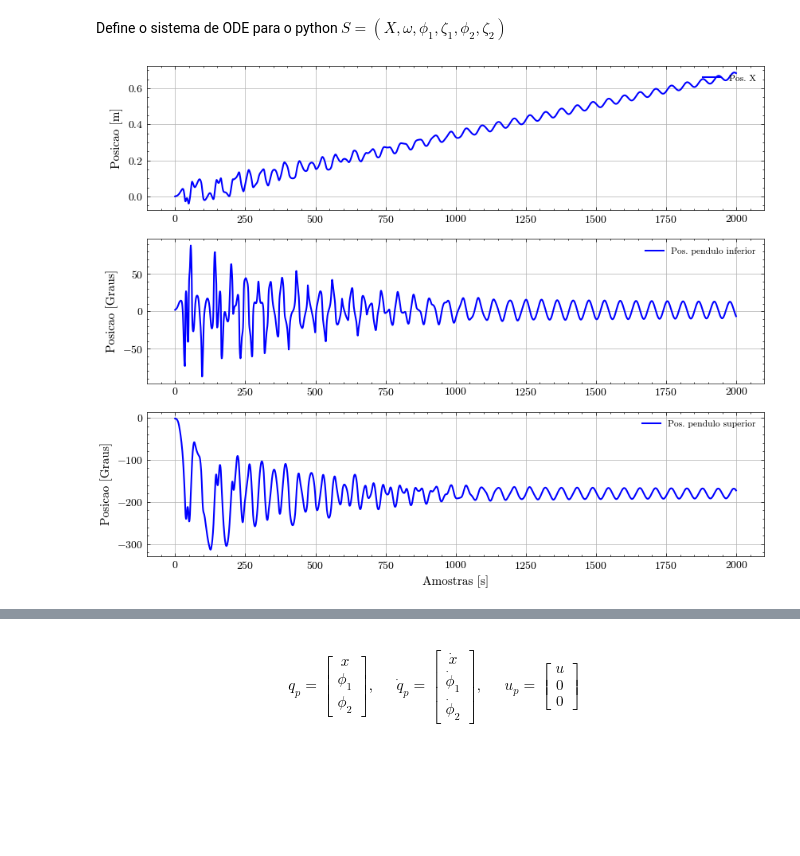
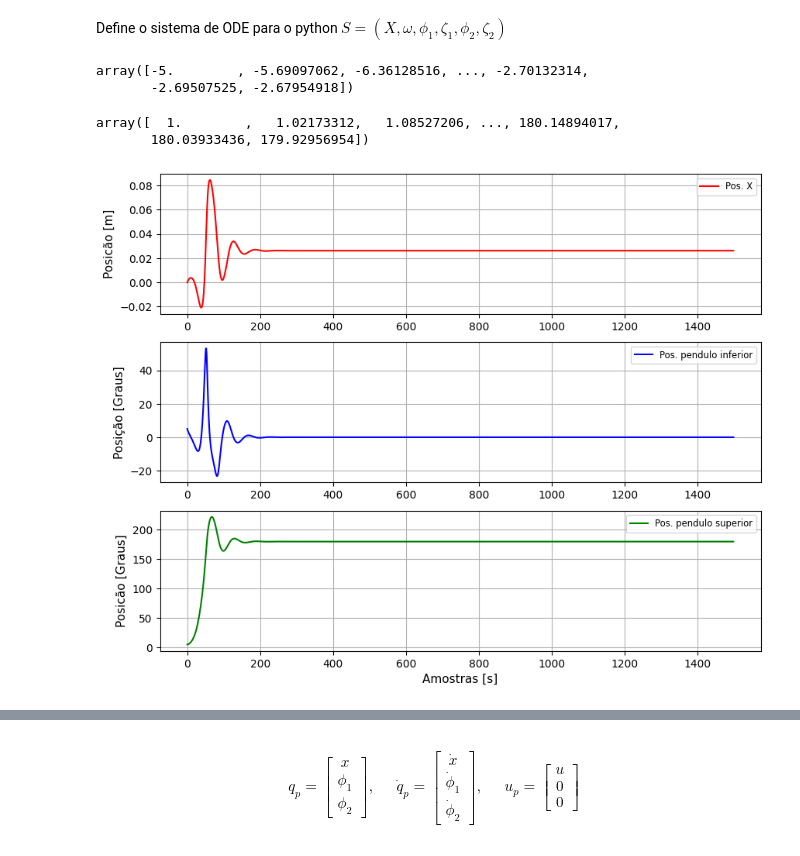
Before and after one commit to thebrendonbarbosa/Projeto_TCC_DPI_Thalyson, a Jupyter notebook: scripts/modelagem_sistema_duplo_pêndulo.ipynb, the cells around one changed output, grey strips where cells are left out. Saved outputs shown, nothing was run; the diff lists cells and outputs as text; code cells hidden in the pictures; blank space fills up the shorter version.

```diff
--- a/scripts/modelagem_sistema_duplo_pêndulo.ipynb
+++ b/scripts/modelagem_sistema_duplo_pêndulo.ipynb
@@ -131,3 +183,0 @@ K_m22 =0.5 * J2 * phi2_d* phi2_d
-# %%
-K_m2 = 0.5 * m2*(vxx2 + vyy2)  + K_m22
-K_m2
@@ -163,7 +213,7 @@ $$
 # Equaçoes das variaveis generalizadas:
 
 # Coordenada generalizada X:
-eqnx = sym.diff(sym.diff(L,x_d),t)-sym.diff(L,x)-u+f0*x_d
-eqnx
+eq_x = sym.diff(sym.diff(L,x_d),t)-sym.diff(L,x)-u+f0*x_d
+eq_x
 # %% [output]
 $\displaystyle 1.0 M \frac{d^{2}}{d t^{2}} x{\left(t \right)} + f_{0} \frac{d}{d t} x{\left(t \right)} - 1.0 l_{1} m_{1} \sin{\left(\phi_{1}{\left(t \right)} \right)} \left(\frac{d}{d t} \phi_{1}{\left(t \right)}\right)^{2} + 1.0 l_{1} m_{1} \cos{\left(\phi_{1}{\left(t \right)} \right)} \frac{d^{2}}{d t^{2}} \phi_{1}{\left(t \right)} - 2.0 l_{1} m_{2} \sin{\left(\phi_{1}{\left(t \right)} \right)} \left(\frac{d}{d t} \phi_{1}{\left(t \right)}\right)^{2} + 2.0 l_{1} m_{2} \cos{\left(\phi_{1}{\left(t \right)} \right)} \frac{d^{2}}{d t^{2}} \phi_{1}{\left(t \right)} - 1.0 l_{2} m_{2} \sin{\left(\phi_{2}{\left(t \right)} \right)} \left(\frac{d}{d t} \phi_{2}{\left(t \right)}\right)^{2} + 1.0 l_{2} m_{2} \cos{\left(\phi_{2}{\left(t \right)} \right)} \frac{d^{2}}{d t^{2}} \phi_{2}{\left(t \right)} + 1.0 m_{1} \frac{d^{2}}{d t^{2}} x{\left(t \right)} + 1.0 m_{2} \frac{d^{2}}{d t^{2}} x{\left(t \right)} - u{\left(t \right)}$
@@ -209,5 +291,5 @@ $\displaystyle 1.0 J_{2} \frac{d^{2}}{d t^{2}} \phi_{2}{\left(t \right)} - f_{2}
 # #sol_phi2dd = sym.solve([eqn_phi2], (phi2_dd), simplify=False, rational=False)#[0]
 # %%
 # Soluciona o sistema de equações das variaveis generalizadas
-sols = sym.solve([eqnx, eqn_phi1,eqn_phi2], (x_dd,phi1_dd,phi2_dd),
-                simplify=False, rational=False)
+sols = sym.solve([eq_x, eqn_phi1, eqn_phi2], (x_dd,phi1_dd,phi2_dd),
+                simplify=False, rational=True)
@@ -260,6 +366,6 @@ def dSdt(S, t):
 # %%
 # Tempo de simulação
-t = np.arange(0,20,0.01)
+t = np.arange(0,15,0.01)
 
 # Parâmetros do sistema
 M = 1
@@ -271,9 +377,9 @@ J2=0.00083
 l1=0.05
 l2=0.05
 g=9.81
-f0=0.01
-f1=0.0007
-f2=0.0007
+f0=1
+f1=0.07
+f2=0.07
 
 # Solução numérica
-soluODE = odeint(dSdt, y0=[0.0, np.deg2rad(2), -np.deg2rad(2), 0.0, 0, 0], t=t)
+soluODE = odeint(dSdt, y0=[0.0, np.deg2rad(5), np.deg2rad(5), 0.0, 0.0, 0.0], t=t)
@@ -280,28 +388,38 @@ soluODE = odeint(dSdt, y0=[0.0, np.deg2rad(2), -np.deg2rad(2), 0.0, 0, 0], t=t)
+# %%
+np.rad2deg(soluODE.T[1])
+# %% [output]
+array([-5.        , -5.69097062, -6.36128516, ..., -2.70132314,
+       -2.69507525, -2.67954918])
+# %%
+np.rad2deg(soluODE.T[2])
+# %% [output]
+array([  1.        ,   1.02173312,   1.08527206, ..., 180.14894017,
+       180.03933436, 179.92956954])
 # %%
-plt.style.use(['science','no-latex'])
+#plt.style.use(['ggplot'])
 plt.figure(figsize=(10,8))
 # plt.title('Resposta em malha aberta')
 plt.subplot(3,1,1)
-plt.plot(soluODE.T[0],'b',linewidth=1.5,label='Pos. X')
+plt.plot(soluODE.T[0],'r',linewidth=1.5,label='Pos. X')
 # plt.xlabel('Amostras [s]',fontsize=11)
-plt.ylabel('Posicao [m]',fontsize=11)
+plt.ylabel('Posicão [m]',fontsize=11)
 plt.grid(True)
 plt.legend(loc='upper right',fontsize='small')
 
 plt.subplot(3,1,2)
 plt.plot(np.rad2deg(soluODE.T[1]),'b',linewidth=1.5,label='Pos. pendulo inferior')
 # plt.xlabel('Amostras [s]',fontsize=11)
-plt.ylabel('Posicao [Graus]',fontsize=11)
+plt.ylabel('Posição [Graus]',fontsize=11)
 plt.grid(True)
 plt.legend(loc='upper right',fontsize='small')
 
 plt.subplot(3,1,3)
-plt.plot(np.rad2deg(soluODE.T[2]),'b',linewidth=1.5,label='Pos. pendulo superior')
+plt.plot(np.rad2deg(soluODE.T[2]),'g',linewidth=1.5,label='Pos. pendulo superior')
 plt.xlabel('Amostras [s]',fontsize=11)
-plt.ylabel('Posicao [Graus]',fontsize=11)
+plt.ylabel('Posicão [Graus]',fontsize=11)
 plt.grid(True)
 plt.legend(loc='upper right',fontsize='small')
 plt.show()
 # %% [output]
-[figure, old version]
+[figure, new version]
 # %%
```
Also changed, not shown: parts of 53 cells of this notebook, 11 other files.
